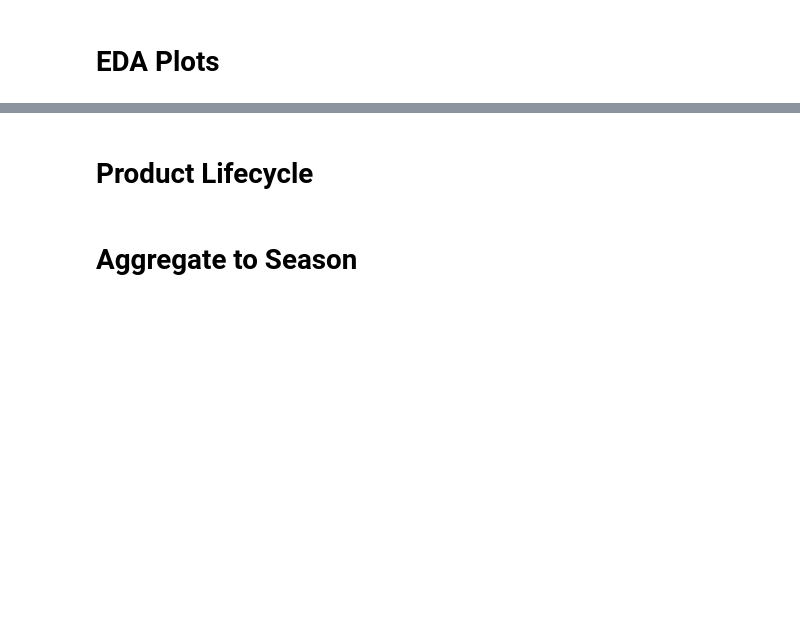
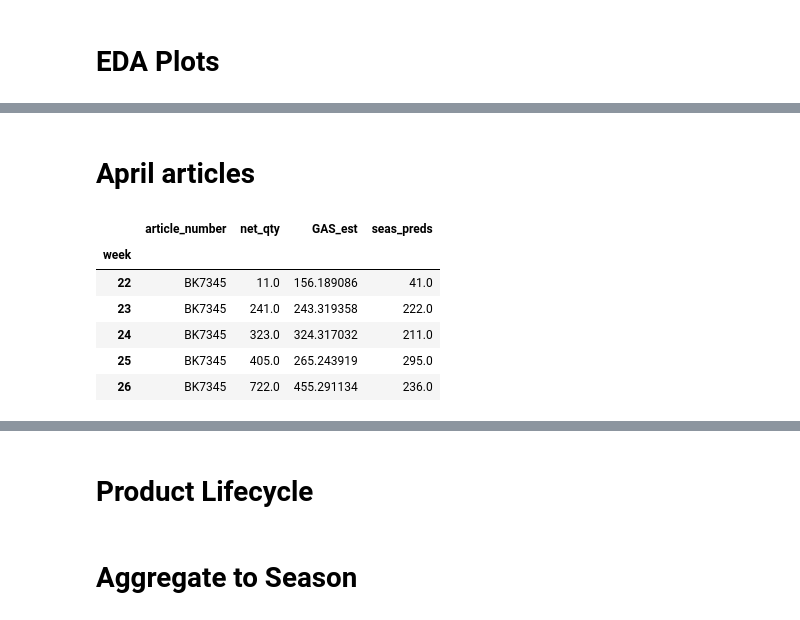
Before and after one commit to cwcomiskey/Misc, a Jupyter notebook: adidas/model_10Sept.ipynb, the cells around one changed output, grey strips where cells are left out. Cells and saved outputs as stored; diff of their text form; code cells hidden in the pictures; blank space fills up the shorter version.

```diff
--- a/adidas/model_10Sept.ipynb
+++ b/adidas/model_10Sept.ipynb
@@ -513,0 +534,21 @@ dat_aoi[['date', 'net_qty']].set_index('date').plot(linewidth = 4)
+# %% [markdown]
+# April articles
+# %%
+aas = ['DV1549', 'EE1152', 'DV1508', 'ED6024', 'CY4574', 'ED9384', 'BK7345', 'DV2400', 'DH5798']
+
+# aoi = 'DV1549'
+# a = aoi
+
+preds_aa = (preds[preds.article_number.isin(aas)][['article_number', 'week', 'net_qty', 'GAS_est', 'seas_preds']].
+            sort_values(['article_number', 'week']).
+            set_index('week'))
+# %%
+preds_aa.head()
+# %% [output]
+|  | article_number | net_qty | GAS_est | seas_preds |
+| week |  |  |  |  |
+| 22 | BK7345 | 11.0 | 156.189086 | 41.0 |
+| 23 | BK7345 | 241.0 | 243.319358 | 222.0 |
+| 24 | BK7345 | 323.0 | 324.317032 | 211.0 |
+| 25 | BK7345 | 405.0 | 265.243919 | 295.0 |
+| 26 | BK7345 | 722.0 | 455.291134 | 236.0 |
```
Also changed, not shown: parts of 38 cells of this notebook.
